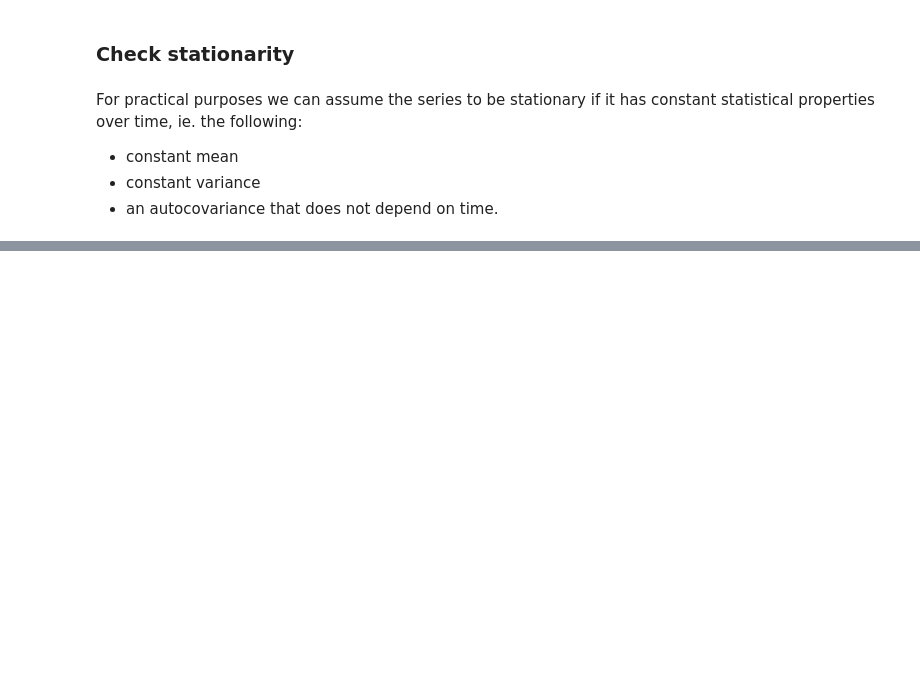
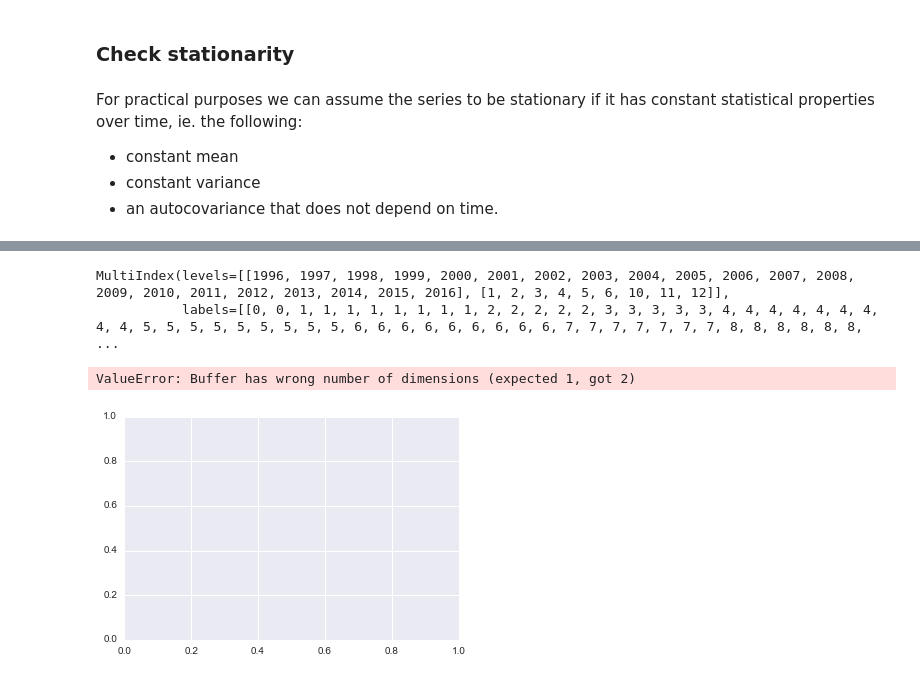
Before and after one commit to joaopcoelho/kobe-shots, a Jupyter notebook: kobe.ipynb, the cells around one changed output, grey strips where cells are left out. Drawn from its saved outputs; the diff is of its cells as text; code cells hidden in the pictures; blank space fills up the shorter version.

```diff
--- a/kobe.ipynb
+++ b/kobe.ipynb
@@ -339,0 +386,3 @@ y = accuracy
+# %%
+#in construction
+y = accuracy.groupby(by=[accuracy.index.year, accuracy.index.month]).mean()
@@ -340,3 +400,10 @@ y = accuracy
+# %%
+y.index
+# %% [output]
+MultiIndex(levels=[[1996, 1997, 1998, 1999, 2000, 2001, 2002, 2003, 2004, 2005, 2006, 2007, 2008, 2009, 2010, 2011, 2012, 2013, 2014, 2015, 2016], [1, 2, 3, 4, 5, 6, 10, 11, 12]],
+           labels=[[0, 0, 1, 1, 1, 1, 1, 1, 1, 1, 2, 2, 2, 2, 2, 3, 3, 3, 3, 3, 4, 4, 4, 4, 4, 4, 4, 4, 4, 5, 5, 5, 5, 5, 5, 5, 5, 5, 6, 6, 6, 6, 6, 6, 6, 6, 6, 7, 7, 7, 7, 7, 7, 7, 8, 8, 8, 8, 8, 8,  ...
 # %%
-plt.plot(x,y)
-#not working yet
+plt.plot(y.index, y)
+# %% [output]
+ValueError: Buffer has wrong number of dimensions (expected 1, got 2)
+[figure, added]
```
Also changed, not shown: parts of 13 cells of this notebook.
